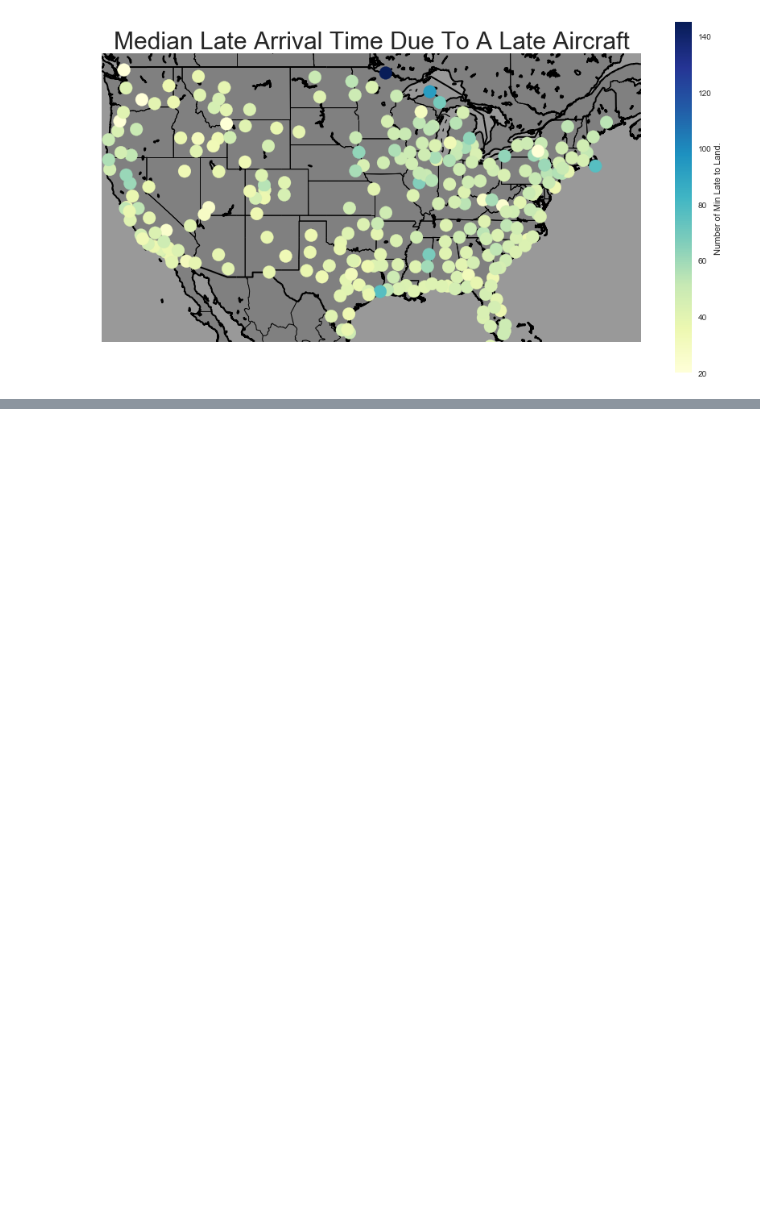
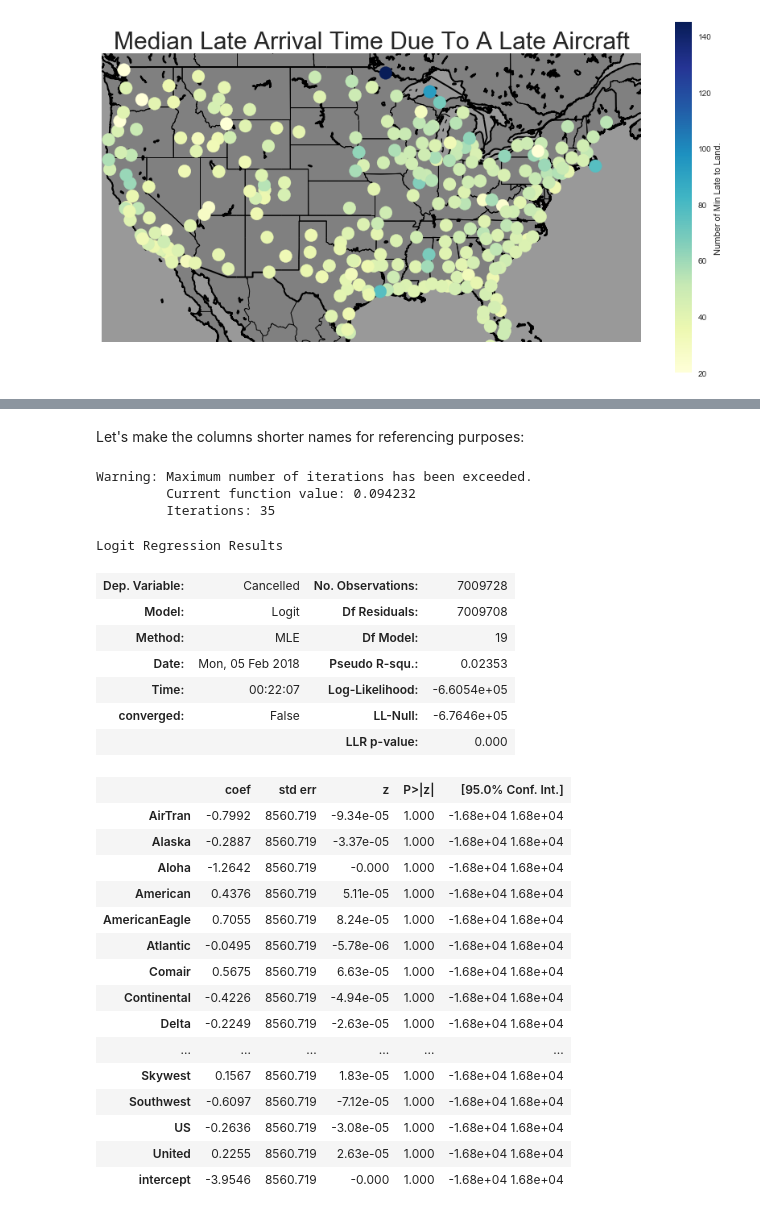
Before and after one commit to matthewswogger/group_project, a Jupyter notebook: HW #2 Intro to Viz.ipynb, the cells around one changed output, grey strips where cells are left out. Saved outputs shown, nothing was run; the diff lists cells and outputs as text; code cells hidden in the pictures; blank space fills up the shorter version.

```diff
--- a/HW #2 Intro to Viz.ipynb
+++ b/HW #2 Intro to Viz.ipynb
@@ -399,0 +455,7 @@ geo_graph(la, 'Median Late Arrival Time Due To A Late Aircraft',
+# %%
+dummy_airlines = pd.get_dummies(df['Description'])
+
+cols_to_keep = ['Cancelled']
+Logitdata = df[cols_to_keep].join(dummy_airlines)
+Logitdata['intercept'] = 1.0
+Logitdata.head()
@@ -399,0 +483,48 @@ geo_graph(la, 'Median Late Arrival Time Due To A Late Aircraft',
+# %% [markdown]
+
+Let's make the columns shorter names for referencing purposes:
+# %%
+Logitdata.columns = ['Cancelled', 'AirTran', 'Alaska',
+       'Aloha', 'American',
+       'AmericanEagle', 'Atlantic',
+       'Comair', 'Continental', 'Delta',
+       'Expressjet', 'Frontier',
+       'Hawaiian', 'JetBlue', 'Mesa',
+       'Northwest', 'Pinnacle',
+       'Skywest', 'Southwest', 'US',
+       'United', 'intercept']
+# %%
+train_cols = Logitdata.columns[1:]
+logit = sm.Logit(Logitdata['Cancelled'], Logitdata[train_cols])
+result = logit.fit()
+# %% [output]
+Warning: Maximum number of iterations has been exceeded.
+         Current function value: 0.094232
+         Iterations: 35
+# %%
+result.summary()
+# %% [output]
+Logit Regression Results
+| Dep. Variable: | Cancelled | No. Observations: | 7009728 |
+| Model: | Logit | Df Residuals: | 7009708 |
+| Method: | MLE | Df Model: | 19 |
+| Date: | Mon, 05 Feb 2018 | Pseudo R-squ.: | 0.02353 |
+| Time: | 00:22:07 | Log-Likelihood: | -6.6054e+05 |
+| converged: | False | LL-Null: | -6.7646e+05 |
+|  |  | LLR p-value: | 0.000 |
+|  | coef | std err | z | P>|z| | [95.0% Conf. Int.] |
+| AirTran | -0.7992 | 8560.719 | -9.34e-05 | 1.000 | -1.68e+04 1.68e+04 |
+| Alaska | -0.2887 | 8560.719 | -3.37e-05 | 1.000 | -1.68e+04 1.68e+04 |
+| Aloha | -1.2642 | 8560.719 | -0.000 | 1.000 | -1.68e+04 1.68e+04 |
+| American | 0.4376 | 8560.719 | 5.11e-05 | 1.000 | -1.68e+04 1.68e+04 |
+| AmericanEagle | 0.7055 | 8560.719 | 8.24e-05 | 1.000 | -1.68e+04 1.68e+04 |
+| Atlantic | -0.0495 | 8560.719 | -5.78e-06 | 1.000 | -1.68e+04 1.68e+04 |
+| Comair | 0.5675 | 8560.719 | 6.63e-05 | 1.000 | -1.68e+04 1.68e+04 |
+| Continental | -0.4226 | 8560.719 | -4.94e-05 | 1.000 | -1.68e+04 1.68e+04 |
+| Delta | -0.2249 | 8560.719 | -2.63e-05 | 1.000 | -1.68e+04 1.68e+04 |
+| ... | ... | ... | ... | ... | ... |
+| Skywest | 0.1567 | 8560.719 | 1.83e-05 | 1.000 | -1.68e+04 1.68e+04 |
+| Southwest | -0.6097 | 8560.719 | -7.12e-05 | 1.000 | -1.68e+04 1.68e+04 |
+| US | -0.2636 | 8560.719 | -3.08e-05 | 1.000 | -1.68e+04 1.68e+04 |
+| United | 0.2255 | 8560.719 | 2.63e-05 | 1.000 | -1.68e+04 1.68e+04 |
+| intercept | -3.9546 | 8560.719 | -0.000 | 1.000 | -1.68e+04 1.68e+04 |
```
Also changed, not shown: parts of 20 cells of this notebook.
